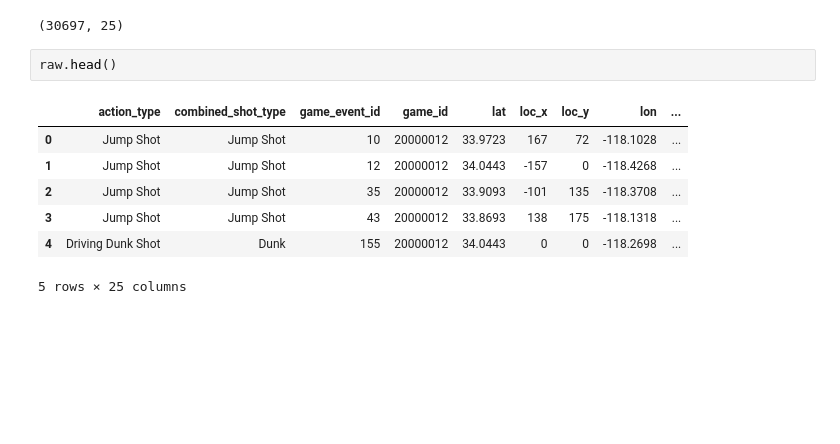
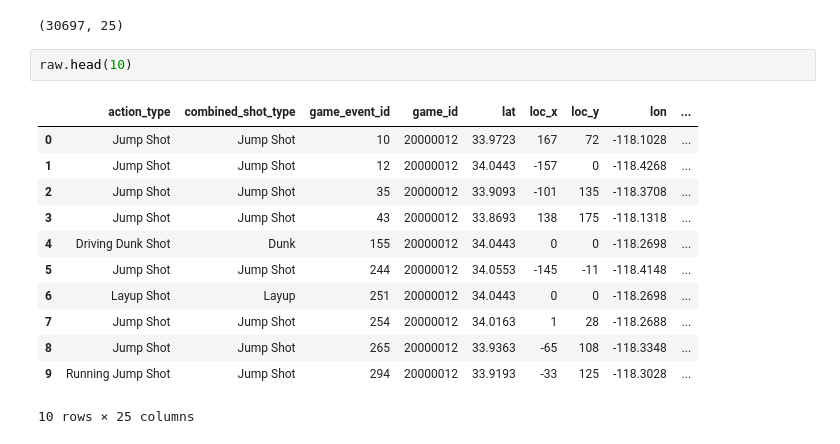
Before and after one commit to yan18/Learning-More, a Jupyter notebook: ml_1.ipynb, the cells around one changed output. Cells and saved outputs as stored; diff of their text form; blank space fills up the shorter version.

```diff
--- a/ml_1.ipynb
+++ b/ml_1.ipynb
@@ -7,12 +7,17 @@ print raw.shape
 # %% [output]
 (30697, 25)
 # %%
-raw.head()
+raw.head(10)
 # %% [output]
 |  | action_type | combined_shot_type | game_event_id | game_id | lat | loc_x | loc_y | lon | ... |
 | 0 | Jump Shot | Jump Shot | 10 | 20000012 | 33.9723 | 167 | 72 | -118.1028 | ... |
 | 1 | Jump Shot | Jump Shot | 12 | 20000012 | 34.0443 | -157 | 0 | -118.4268 | ... |
 | 2 | Jump Shot | Jump Shot | 35 | 20000012 | 33.9093 | -101 | 135 | -118.3708 | ... |
 | 3 | Jump Shot | Jump Shot | 43 | 20000012 | 33.8693 | 138 | 175 | -118.1318 | ... |
 | 4 | Driving Dunk Shot | Dunk | 155 | 20000012 | 34.0443 | 0 | 0 | -118.2698 | ... |
+| 5 | Jump Shot | Jump Shot | 244 | 20000012 | 34.0553 | -145 | -11 | -118.4148 | ... |
+| 6 | Layup Shot | Layup | 251 | 20000012 | 34.0443 | 0 | 0 | -118.2698 | ... |
+| 7 | Jump Shot | Jump Shot | 254 | 20000012 | 34.0163 | 1 | 28 | -118.2688 | ... |
+| 8 | Jump Shot | Jump Shot | 265 | 20000012 | 33.9363 | -65 | 108 | -118.3348 | ... |
+| 9 | Running Jump Shot | Jump Shot | 294 | 20000012 | 33.9193 | -33 | 125 | -118.3028 | ... |
-5 rows × 25 columns
+10 rows × 25 columns
```
Also changed, not shown: parts of 4 cells of this notebook.
